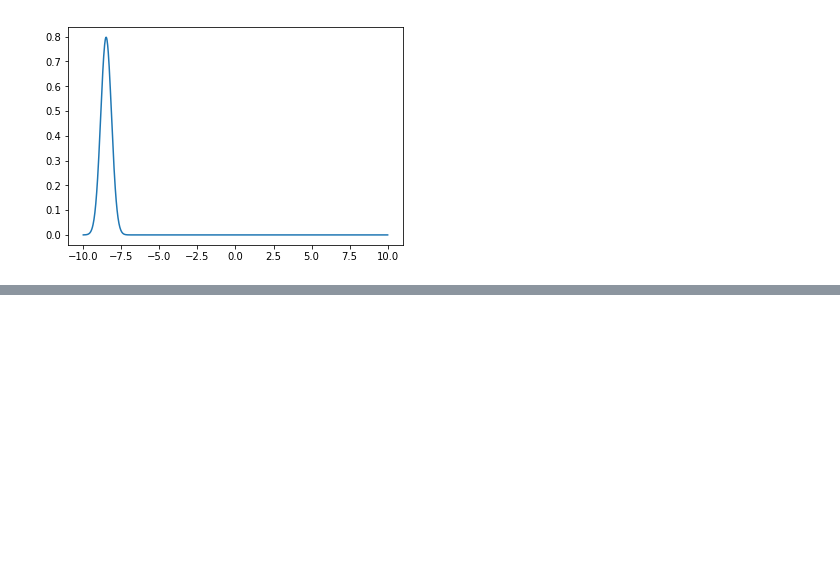
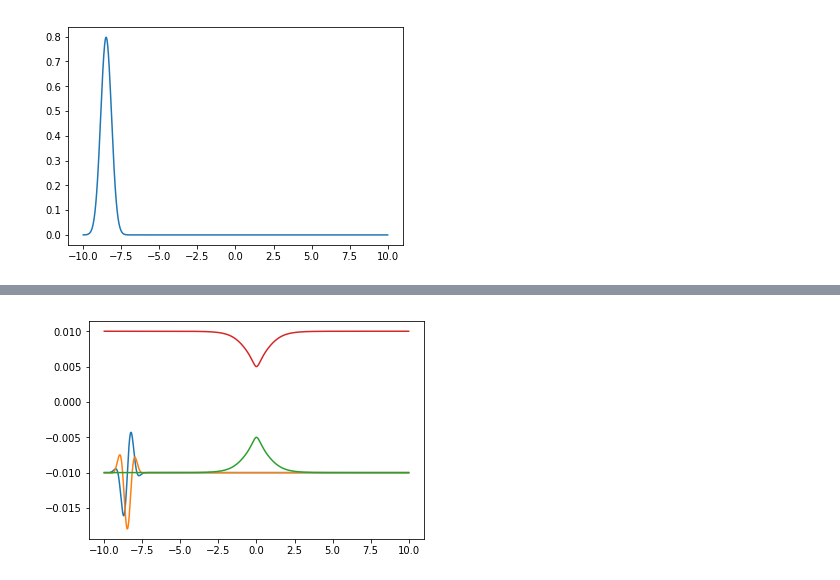
Before and after one commit to ErikPillon/Quantum_Dynamics, a Jupyter notebook: Notebook/FSSH.ipynb, the cells around one changed output, grey strips where cells are left out. Drawn from its saved outputs; the diff is of its cells as text; code cells hidden in the pictures; blank space fills up the shorter version.

```diff
--- a/Notebook/FSSH.ipynb
+++ b/Notebook/FSSH.ipynb
@@ -107,8 +140,10 @@ psi_k = -(np.cos(dt/2*k_0*k_0/2/M_0) + 1j*np.sin(dt/2*k_0*k_0/2/M_0))*psi_k
 psi = np.fft.ifft(psi_k)
 # %%
 plt.figure()
-plt.plot(x,np.real(psi)/100)
-plt.plot(x,np.imag(psi)/100)
+plt.plot(x,np.real(psi[0,:])/100+e_vals[0,0])
+plt.plot(x,np.imag(psi[0,:])/100+e_vals[0,0])
 plt.plot(x,e[0,:])
 plt.plot(x,e[1,:])
 plt.show()
+# %% [output]
+[figure, added]
```
Also changed, not shown: parts of 10 cells of this notebook.
